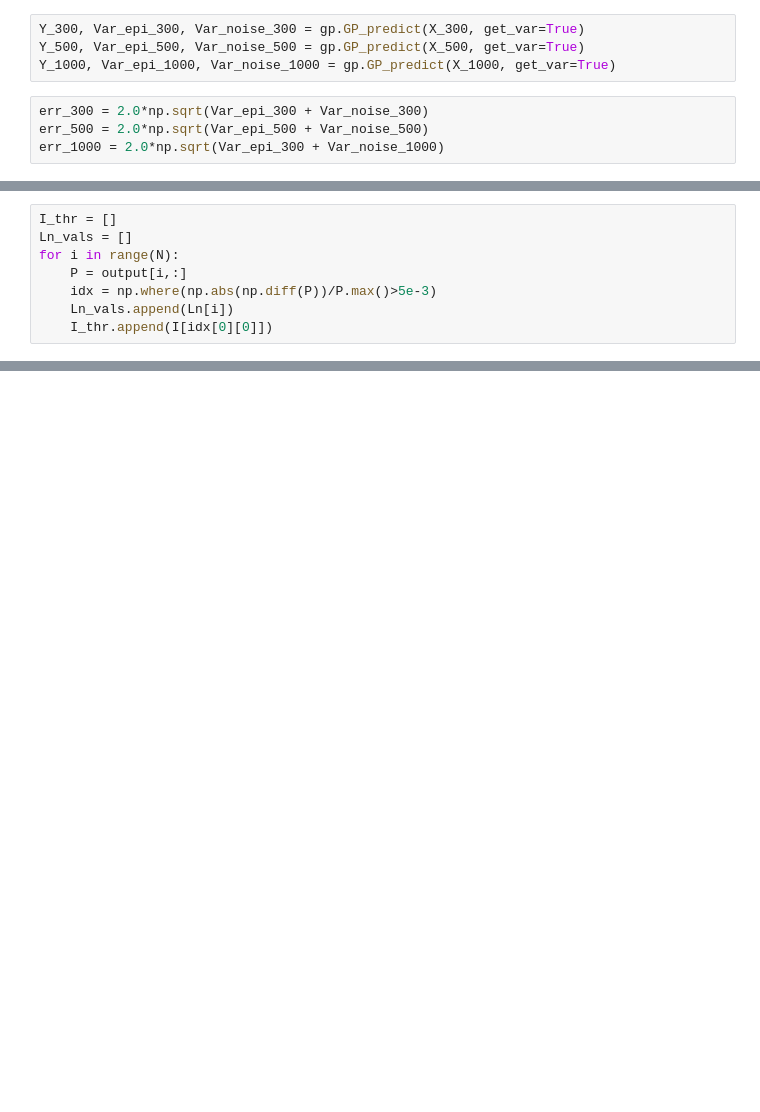
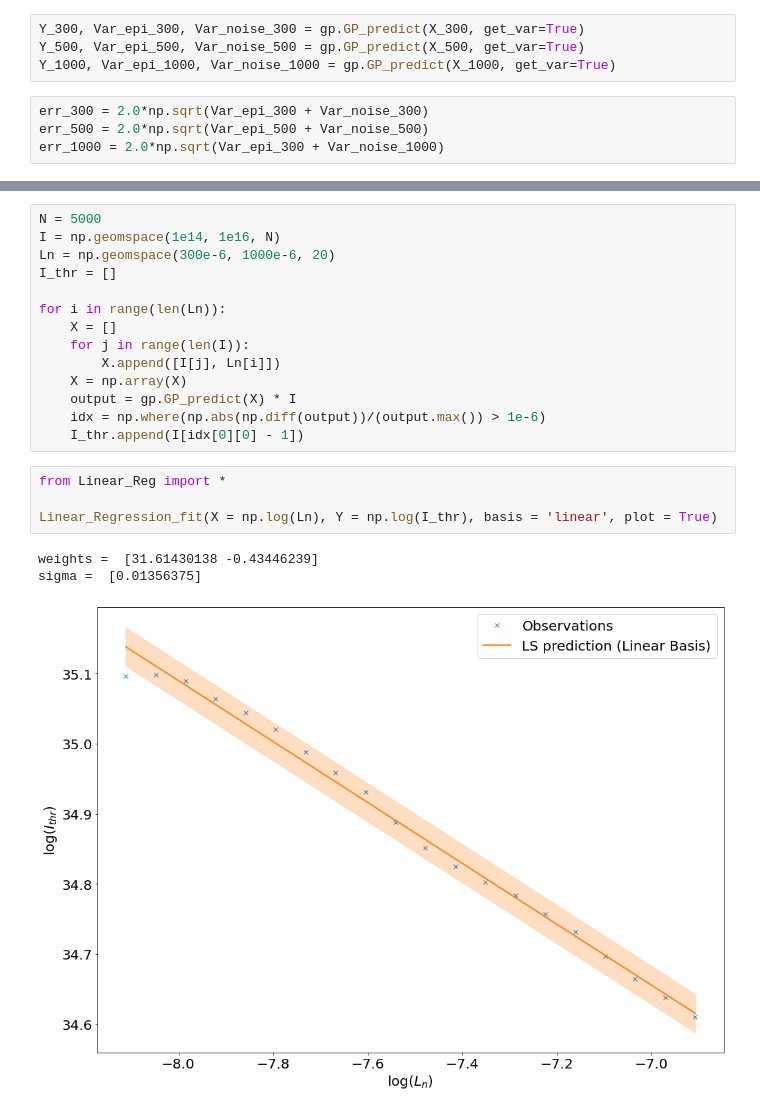
Before and after one commit to gosling123/epoch_surra, a Jupyter notebook: gp_scripts/GP_2d_test.ipynb, the cells around one changed output, grey strips where cells are left out. Saved outputs shown, nothing was run; the diff lists cells and outputs as text; blank space fills up the shorter version.

```diff
--- a/gp_scripts/GP_2d_test.ipynb
+++ b/gp_scripts/GP_2d_test.ipynb
@@ -122,8 +104,0 @@ plt.colorbar()
-# %%
-I_thr = []
-Ln_vals = []
-for i in range(N):
-    P = output[i,:]
-    idx = np.where(np.abs(np.diff(P))/P.max()>5e-3)
-    Ln_vals.append(Ln[i])
-    I_thr.append(I[idx[0][0]])
@@ -143,0 +132,22 @@ np.where(np.abs(np.diff(P))/P.max()>1e-3)
+# %%
+N = 5000
+I = np.geomspace(1e14, 1e16, N)
+Ln = np.geomspace(300e-6, 1000e-6, 20)
+I_thr = []
+
+for i in range(len(Ln)):
+    X = []
+    for j in range(len(I)):
+        X.append([I[j], Ln[i]])
+    X = np.array(X)
+    output = gp.GP_predict(X) * I
+    idx = np.where(np.abs(np.diff(output))/(output.max()) > 1e-6)
+    I_thr.append(I[idx[0][0] - 1])
+# %%
+from Linear_Reg import *
+
+Linear_Regression_fit(X = np.log(Ln), Y = np.log(I_thr), basis = 'linear', plot = True)
+# %% [output]
+weights =  [31.61430138 -0.43446239]
+sigma =  [0.01356375]
+[figure, added]
```
Also changed, not shown: parts of 17 cells of this notebook, 40 other files.
